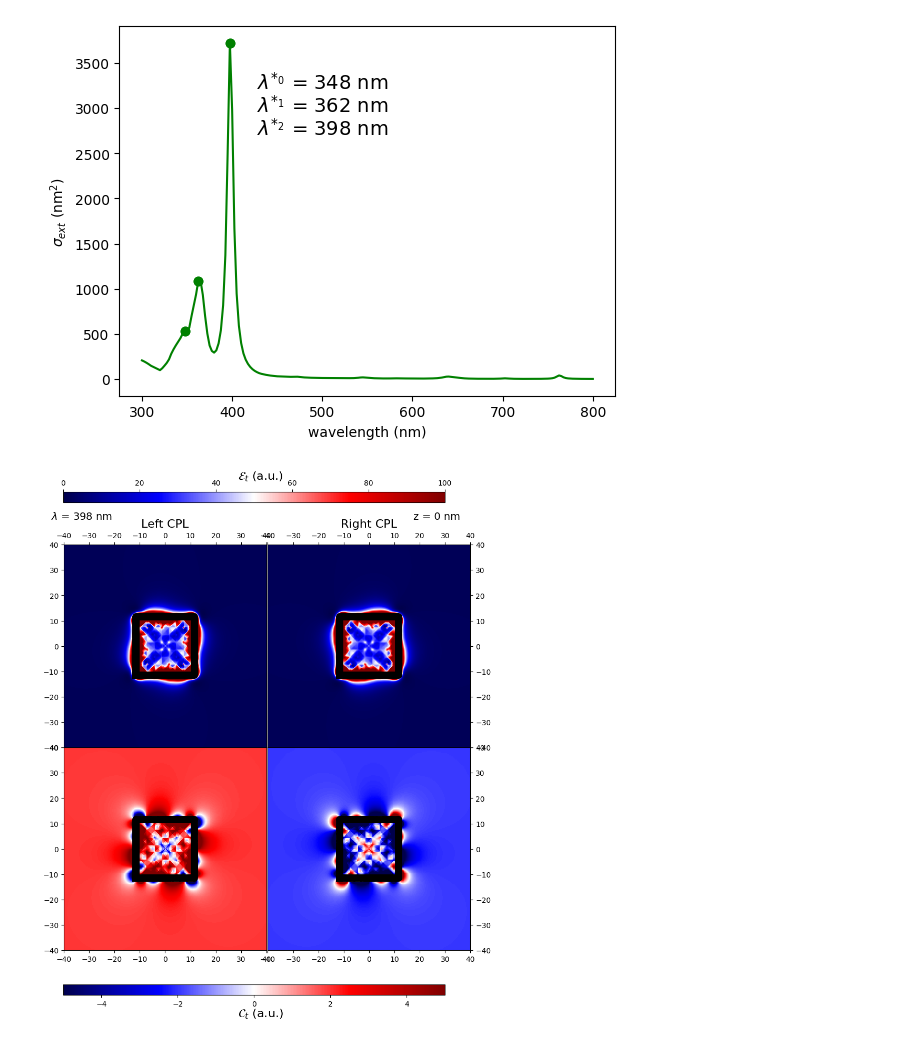
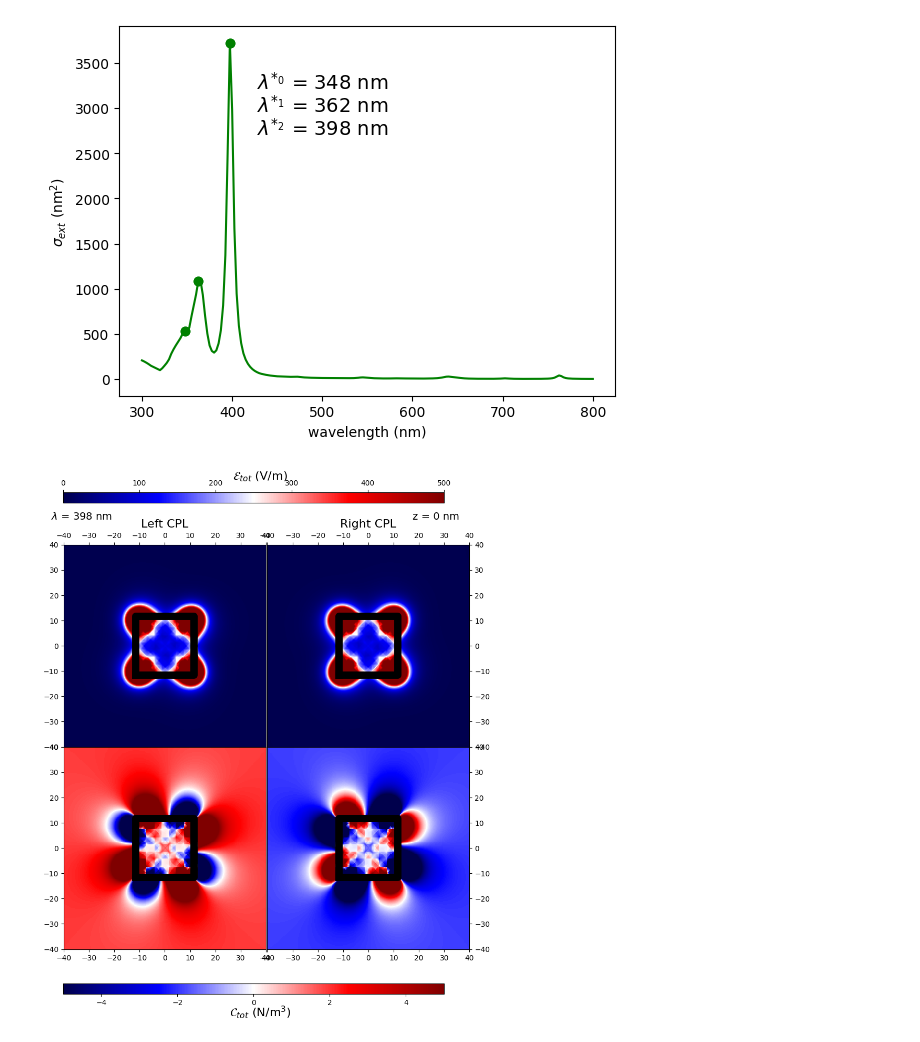
Before and after one commit to JonesRobM/CMNPs, a Jupyter notebook: 17_03_2025-CPL_GDM.ipynb, the cells around one changed output. Saved outputs shown, nothing was run; the diff lists cells and outputs as text; code cells hidden in the pictures.

```diff
--- a/17_03_2025-CPL_GDM.ipynb
+++ b/17_03_2025-CPL_GDM.ipynb
@@ -103,12 +103,12 @@ def cmnp_plot(
     fig.set_size_inches(10, 10)
     fig.subplots_adjust(hspace=0.0, wspace=0.0)
 
-    im_EL = visu.vectorfield_color(Et_L, show=0, ax=axs[0,0], cmap="seismic", vmin=0, vmax = 100, projection=projection)
+    im_EL = visu.vectorfield_color(Et_L, show=0, ax=axs[0,0], cmap="seismic", vmin=0, vmax = 500, projection=projection)
     visu.structure_contour(sim_L, color='k', show=0, lw = 10, ax=axs[0,0], projection=projection)
     im_CL = visu.scalarfield(C_L_t, cmap='seismic', show=0, interpolation='nearest',  vmin=-5, vmax=5, ax=axs[1,0], projection=projection)
     visu.structure_contour(sim_L, color='k', show=0, lw = 10, ax=axs[1,0], projection=projection)
 
-    im_ER = visu.vectorfield_color(Et_R, show=0, ax=axs[0,1], cmap='seismic', vmin=0, vmax = 100, projection=projection)
+    im_ER = visu.vectorfield_color(Et_R, show=0, ax=axs[0,1], cmap='seismic', vmin=0, vmax = 500, projection=projection)
     visu.structure_contour(sim_R, color='k', show=0, lw = 10, ax=axs[0,1], projection=projection)
     im_CR = visu.scalarfield(C_R_t, cmap='seismic', show=0, interpolation='nearest', vmin=-5, vmax=5, ax=axs[1,1], projection=projection)
     visu.structure_contour(sim_R, color='k', show=0, lw = 10, ax=axs[1,1], projection=projection)
@@ -144,14 +144,14 @@ def cmnp_plot(
     axs[0,0].text(0.5, 1.1, 'Left CPL', ha='center', va='center', fontsize = 16, transform=axs[0,0].transAxes)
     axs[0,1].text(0.5, 1.1, 'Right CPL', ha='center', va='center', fontsize = 16, transform=axs[0,1].transAxes)
 
-    fig.text(0.5, 1.01,'$\mathcal{E}_{t}$ (a.u.)', verticalalignment='center', horizontalalignment='center', fontsize = 16)
-    fig.text(0.5, -0.01,'$\mathcal{C}_{t}$ (a.u.)', verticalalignment='center', horizontalalignment='center', fontsize = 16)
+    fig.text(0.5, 1.01,'$\mathcal{E}_{tot}$ (V/m)', verticalalignment='center', horizontalalignment='center', fontsize = 16)
+    fig.text(0.5, -0.01,'$\mathcal{C}_{tot}$ (N/m$^{3}$)', verticalalignment='center', horizontalalignment='center', fontsize = 16)
     axs[0,0].text(-45,50, f'$\lambda$ = ' f'{wl[peak]:.0f} nm', fontsize = 14)
     axs[0,1].text(17.5,50, f'z = {z_probe} nm', fontsize = 14)
     axs = axs.T.flatten()
     for i,ax in enumerate(axs):
         ax.set_aspect('equal')
 # %%
-cmnp_plot(wl[peaks][1],0)
+cmnp_plot(wl[peaks][2],0)
 # %% [output]
-[figure, old version]
+[figure, new version]
```
